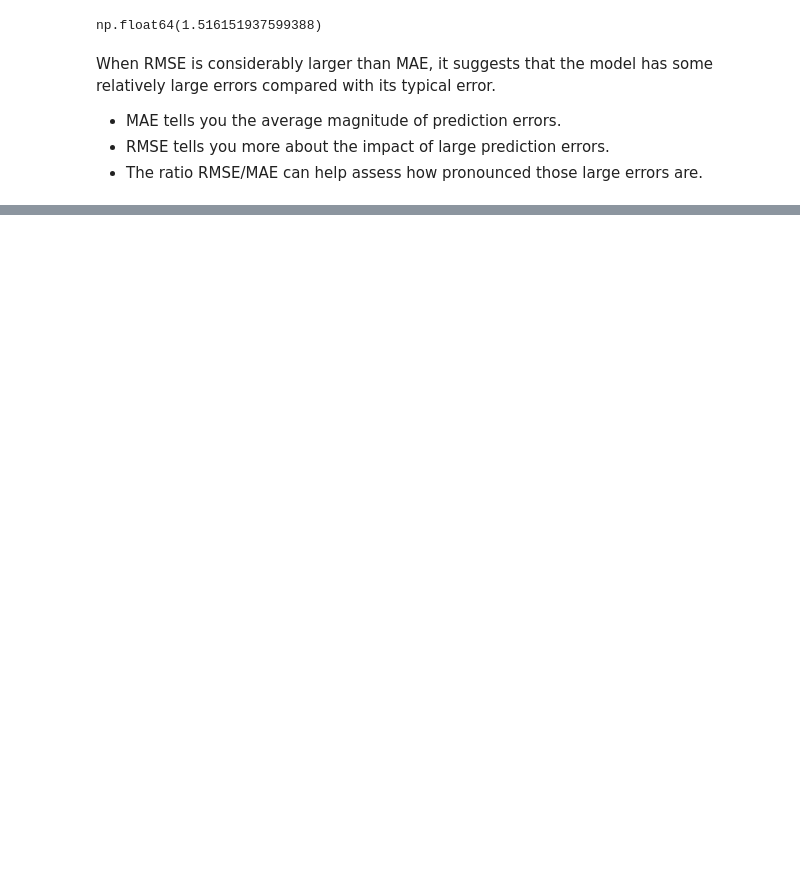
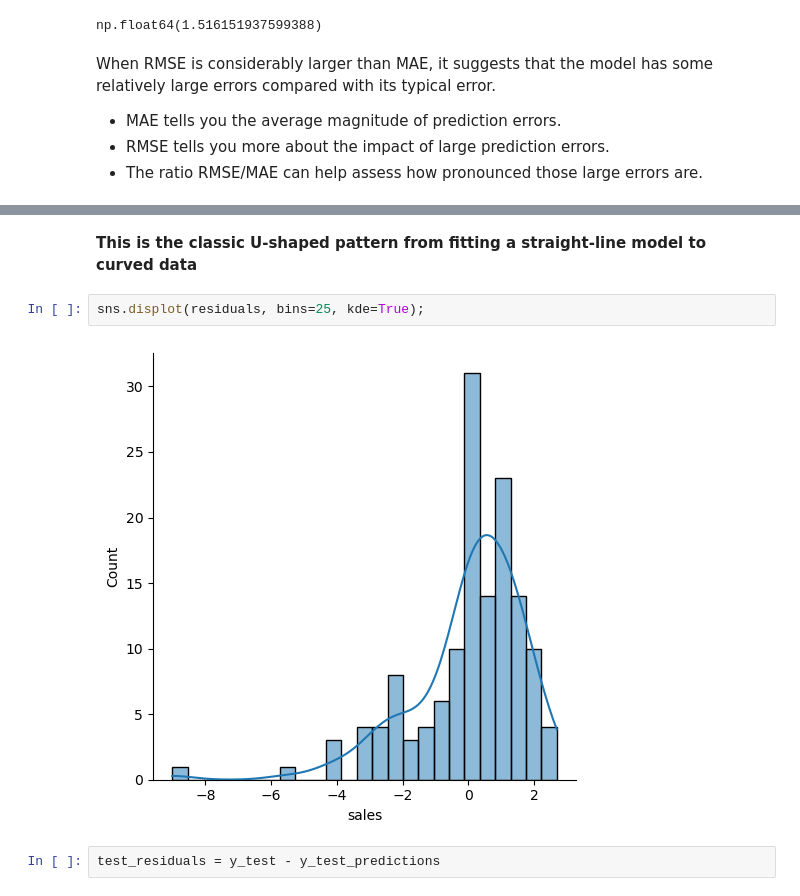
Before and after one commit to Oladele-A/python-for-data-science, a Jupyter notebook: Linear Regression/Linear_Regression.ipynb, the cells around one changed output, grey strips where cells are left out. Drawn from its saved outputs; the diff is of its cells as text; blank space fills up the shorter version.

```diff
--- a/Linear Regression/Linear_Regression.ipynb
+++ b/Linear Regression/Linear_Regression.ipynb
@@ -206,0 +221,8 @@ When RMSE is considerably larger than MAE, it suggests that the model has some r
+# %% [markdown]
+**This is the classic U-shaped pattern from fitting a straight-line model to curved data**
+# %%
+sns.displot(residuals, bins=25, kde=True);
+# %% [output]
+[figure, added]
+# %%
+test_residuals = y_test - y_test_predictions
```
Also changed, not shown: parts of 12 cells of this notebook.
